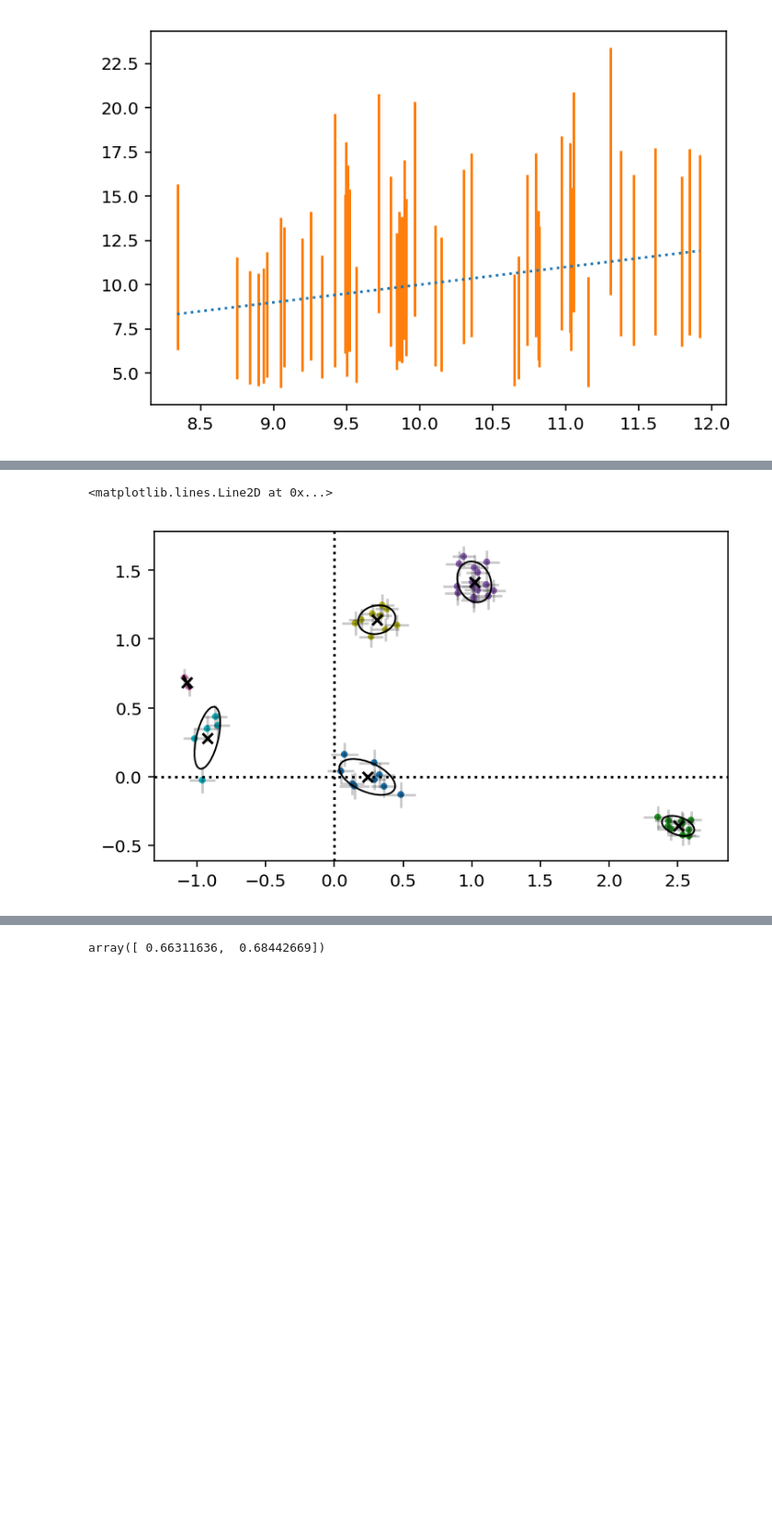
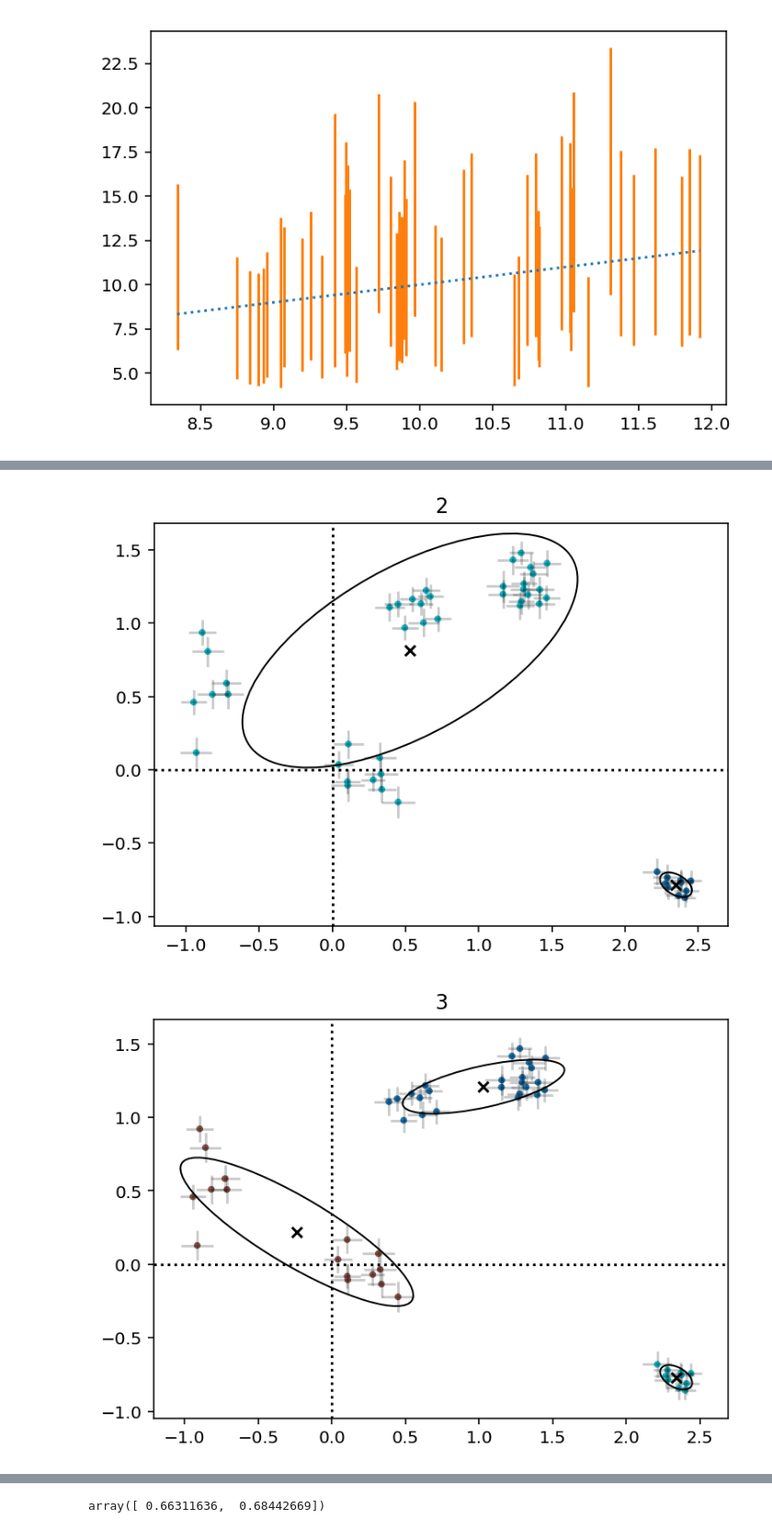
Before and after one commit to tillahoffmann/variational_bayes, a Jupyter notebook: examples/latent-factor-clustering.ipynb, the cells around one changed output, grey strips where cells are left out. Shown at 92% size. Saved outputs shown, nothing was run; the diff lists cells and outputs as text; code cells hidden in the pictures; blank space fills up the shorter version.

```diff
--- a/examples/latent-factor-clustering.ipynb
+++ b/examples/latent-factor-clustering.ipynb
@@ -247,27 +261,29 @@ plt.axvline(num_groups, ls='--')
 # %%
-fig, ax = plt.subplots()
-model = best_models[4]
+for _num_groups, model in zip(list_num_groups, best_models):
+    fig, ax = plt.subplots()
 
-best_idx = np.argmax(model['z'].mean, axis=1)
-ax.scatter(*model['A'].mean.T, c=best_idx, cmap='tab10', marker='.')
-ax.errorbar(*model['A'].mean.T, *reversed(3 * model['A'].std.T), ls='none', color='k', alpha=.2)
+    best_idx = np.argmax(model['z'].mean, axis=1)
+    ax.scatter(*model['A'].mean.T, c=best_idx, cmap='tab10', marker='.')
+    ax.errorbar(*model['A'].mean.T, * reversed(3 * model['A'].std.T), ls='none', color='k', alpha=.2)
 
-ax.scatter(*model['mu'].mean.T, marker='x', color='k')
+    ax.scatter(*model['mu'].mean.T, marker='x', color='k')
 
-#ax.scatter(*best_model['A'].mean.T, s=10, c=best_idx, cmap='tab10', marker='x')
-#ax.errorbar(*best_model['A'].mean.T, *reversed(3 * best_model['A'].std.T), ls='none', color='k', alpha=.2)
+    #ax.scatter(*best_model['A'].mean.T, s=10, c=best_idx, cmap='tab10', marker='x')
+    #ax.errorbar(*best_model['A'].mean.T, *reversed(3 * best_model['A'].std.T), ls='none', color='k', alpha=.2)
 
-for i in range(model['z'].mean.shape[1]):
-    ellipse = vb.ellipse_from_cov(
-        model['mu'].mean[i],
-        np.linalg.inv(model['Lambda'].mean[i]),
-        facecolor='none', edgecolor='k'
-    )
-    ax.add_artist(ellipse)
+    for i in range(model['z'].mean.shape[1]):
+        ellipse = vb.ellipse_from_cov(
+            model['mu'].mean[i],
+            np.linalg.inv(model['Lambda'].mean[i]),
+            facecolor='none', edgecolor='k'
+        )
+        ax.add_artist(ellipse)
 
-ax.set_aspect(1)
-ax.axhline(0, color='k', ls=':')
-ax.axvline(0, color='k', ls=':')
+    ax.set_aspect(1)
+    ax.axhline(0, color='k', ls=':')
+    ax.axvline(0, color='k', ls=':')
+    ax.set_title(str(_num_groups))
+    fig.tight_layout()
 # %% [output]
-<matplotlib.lines.Line2D at 0x...>
-[figure, old version]
+[figure, new version]
+[figure, added]
```
Also changed, not shown: parts of 10 cells of this notebook, 8 other files.
